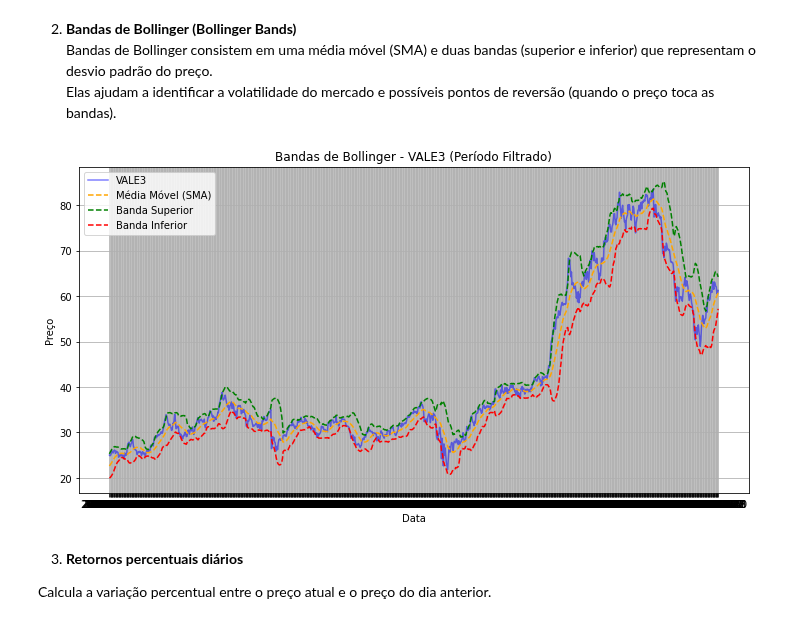
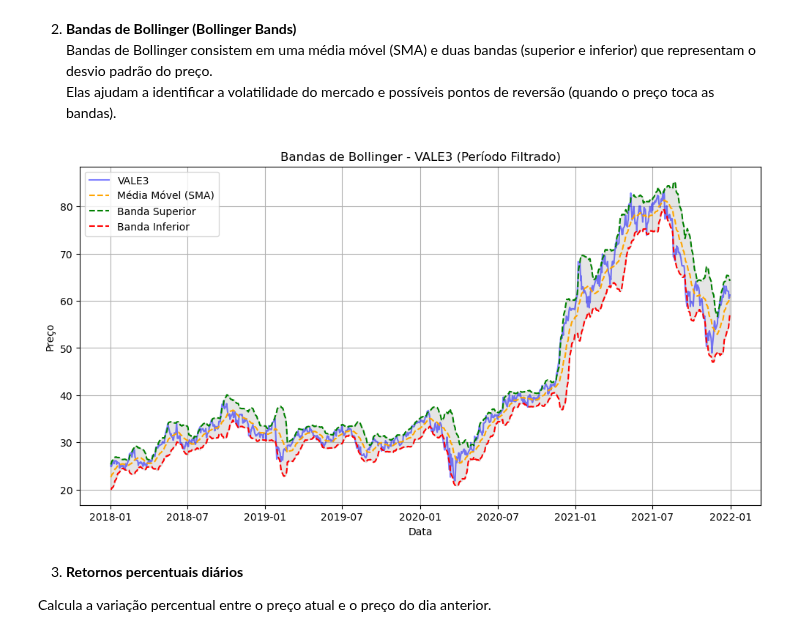
Before and after one commit to diogobrasil/analises-tcc-cripto, a Jupyter notebook: main/notebooks/b3_analysis_charts/time_series.ipynb, the cells around one changed output. Saved outputs shown, nothing was run; the diff lists cells and outputs as text; code cells hidden in the pictures.

Commit message:
refactor: Corrige indexação de "Date" na classe Visualization e adapta time_series.ipynb para usá-la.

```diff
--- a/main/notebooks/b3_analysis_charts/time_series.ipynb
+++ b/main/notebooks/b3_analysis_charts/time_series.ipynb
@@ -35,42 +15,13 @@ plot_time_series(stock_data, ['ITUB4', 'BBAS3', 'PETR3'], start_date='2020-01-01
+# %%
+viz = Visualization(stock_data)
 # %% [markdown]
 2. **Bandas de Bollinger (Bollinger Bands)**\
  Bandas de Bollinger consistem em uma média móvel (SMA) e duas bandas (superior e inferior) que representam o desvio padrão do preço.\
 Elas ajudam a identificar a volatilidade do mercado e possíveis pontos de reversão (quando o preço toca as bandas).
-# %%
-
-# Certifique-se de que a coluna de data está no formato correto
-stock_data['Date']
-stock_data.set_index('Date', inplace=True)
-
-# Escolha a ação para análise
-acao = 'VALE3'
-
-# Calcular as Bandas de Bollinger
-window = 20  # Período para a média móvel
-stock_data['SMA'] = stock_data[acao].rolling(window=window).mean()
-stock_data['Banda Superior'] = stock_data['SMA'] + (2 * stock_data[acao].rolling(window=window).std())
-stock_data['Banda Inferior'] = stock_data['SMA'] - (2 * stock_data[acao].rolling(window=window).std())
-
-# Filtrar para um intervalo de datas (exemplo: últimos 5 anos)
-start_date = '2018-01-01'
-end_date = '2022-01-01'
-filtered_df = stock_data.loc[start_date:end_date]
-
-# Plotar  os dados filtrados
-plt.figure(figsize=(12, 6))
-plt.plot(filtered_df.index, filtered_df[acao], label=acao, color='blue', alpha=0.5)
-plt.plot(filtered_df.index, filtered_df['SMA'], label='Média Móvel (SMA)', color='orange', linestyle='--')
-plt.plot(filtered_df.index, filtered_df['Banda Superior'], label='Banda Superior', color='green', linestyle='--')
-plt.plot(filtered_df.index, filtered_df['Banda Inferior'], label='Banda Inferior', color='red', linestyle='--')
-plt.fill_between(filtered_df.index, filtered_df['Banda Superior'], filtered_df['Banda Inferior'], color='gray', alpha=0.2)
-plt.title(f'Bandas de Bollinger - {acao} (Período Filtrado)')
-plt.xlabel('Data')
-plt.ylabel('Preço')
-plt.legend()
-plt.grid()
-plt.show()
-# %% [output]
-[figure, removed]
+# %%
+viz.plot_bollinger_bands('VALE3', start_date='2018-01-01', end_date='2022-01-01')
+# %% [output]
+[figure, added]
 # %% [markdown]
 3.  **Retornos percentuais diários**
 
```
Also changed, not shown: parts of 8 cells of this notebook, 2 other files.
